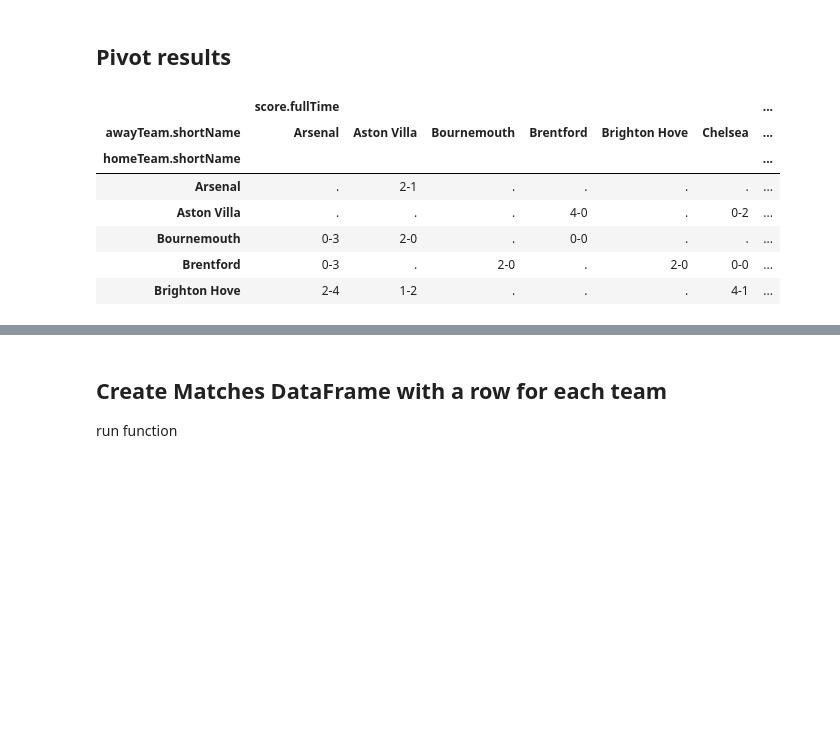
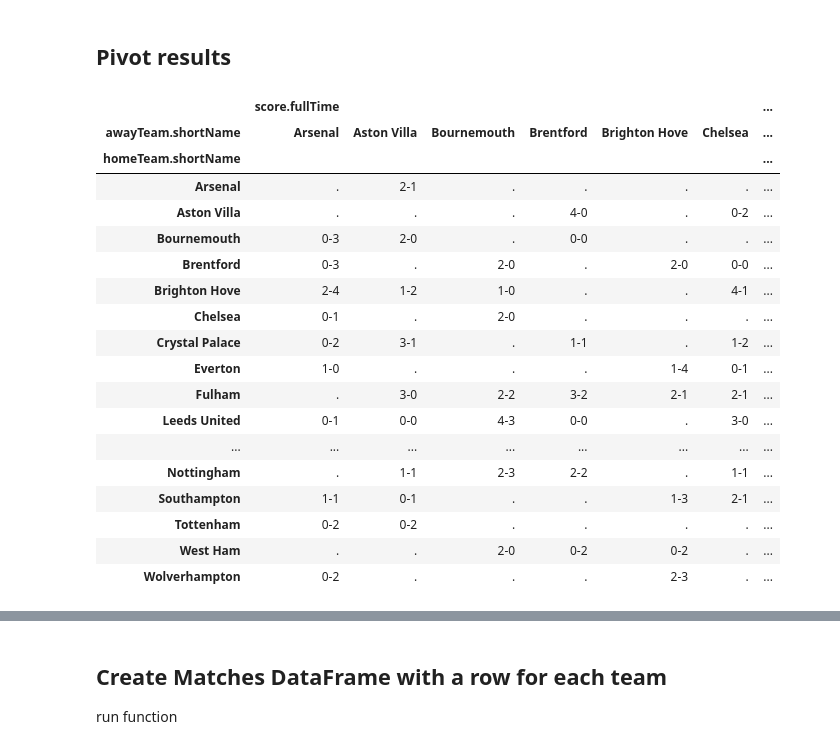
Before and after one commit to solstice035/footballdash, a Jupyter notebook: code/notebooks/results_api.ipynb, the cells around one changed output, grey strips where cells are left out. Cells and saved outputs as stored; diff of their text form; code cells hidden in the pictures; blank space fills up the shorter version.

```diff
--- a/code/notebooks/results_api.ipynb
+++ b/code/notebooks/results_api.ipynb
@@ -112,7 +113,7 @@ Add scoreline to dataframe
 api_key = os.environ['API_AUTH_KEY']
 # %%
 
-uri = 'http://api.football-data.org/v4/competitions/PL/matches?season=2020'
+uri = 'http://api.football-data.org/v4/competitions/PL/matches?status=FINISHED&season=2022'
 headers = { 'X-Auth-Token':  api_key}
 
 response = requests.get(uri, headers=headers)
@@ -136,17 +137,28 @@ df.head()
 # %%
 # pivot
 df_table = df.pivot_table(index=['homeTeam.shortName'], columns=['awayTeam.shortName'], fill_value='.', values=['score.fullTime'], aggfunc='first')
 
-df_table.head()
+df_table.head(20)
 # %% [output]
 |  | score.fullTime |  |  |  |  |  | ... |
 | awayTeam.shortName | Arsenal | Aston Villa | Bournemouth | Brentford | Brighton Hove | Chelsea | ... |
 | homeTeam.shortName |  |  |  |  |  |  | ... |
 | Arsenal | . | 2-1 | . | . | . | . | ... |
 | Aston Villa | . | . | . | 4-0 | . | 0-2 | ... |
 | Bournemouth | 0-3 | 2-0 | . | 0-0 | . | . | ... |
 | Brentford | 0-3 | . | 2-0 | . | 2-0 | 0-0 | ... |
-| Brighton Hove | 2-4 | 1-2 | . | . | . | 4-1 | ... |
+| Brighton Hove | 2-4 | 1-2 | 1-0 | . | . | 4-1 | ... |
+| Chelsea | 0-1 | . | 2-0 | . | . | . | ... |
+| Crystal Palace | 0-2 | 3-1 | . | 1-1 | . | 1-2 | ... |
+| Everton | 1-0 | . | . | . | 1-4 | 0-1 | ... |
+| Fulham | . | 3-0 | 2-2 | 3-2 | 2-1 | 2-1 | ... |
+| Leeds United | 0-1 | 0-0 | 4-3 | 0-0 | . | 3-0 | ... |
+| ... | ... | ... | ... | ... | ... | ... | ... |
+| Nottingham | . | 1-1 | 2-3 | 2-2 | . | 1-1 | ... |
+| Southampton | 1-1 | 0-1 | . | . | 1-3 | 2-1 | ... |
+| Tottenham | 0-2 | 0-2 | . | . | . | . | ... |
+| West Ham | . | . | 2-0 | 0-2 | 0-2 | . | ... |
+| Wolverhampton | 0-2 | . | . | . | 2-3 | . | ... |
 # %%
 # rename columns awayTeam.shortName to null
 
```
Also changed, not shown: parts of 11 cells of this notebook, 1 other file.
